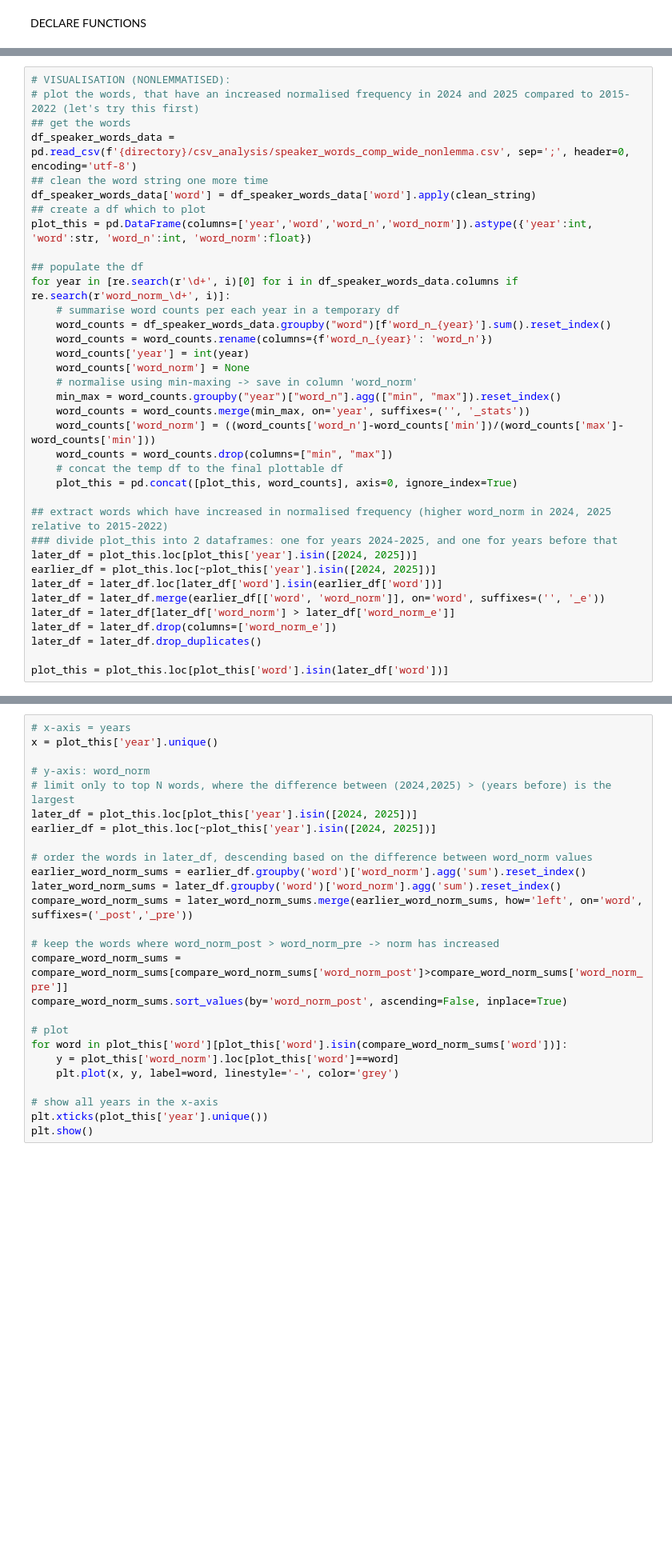
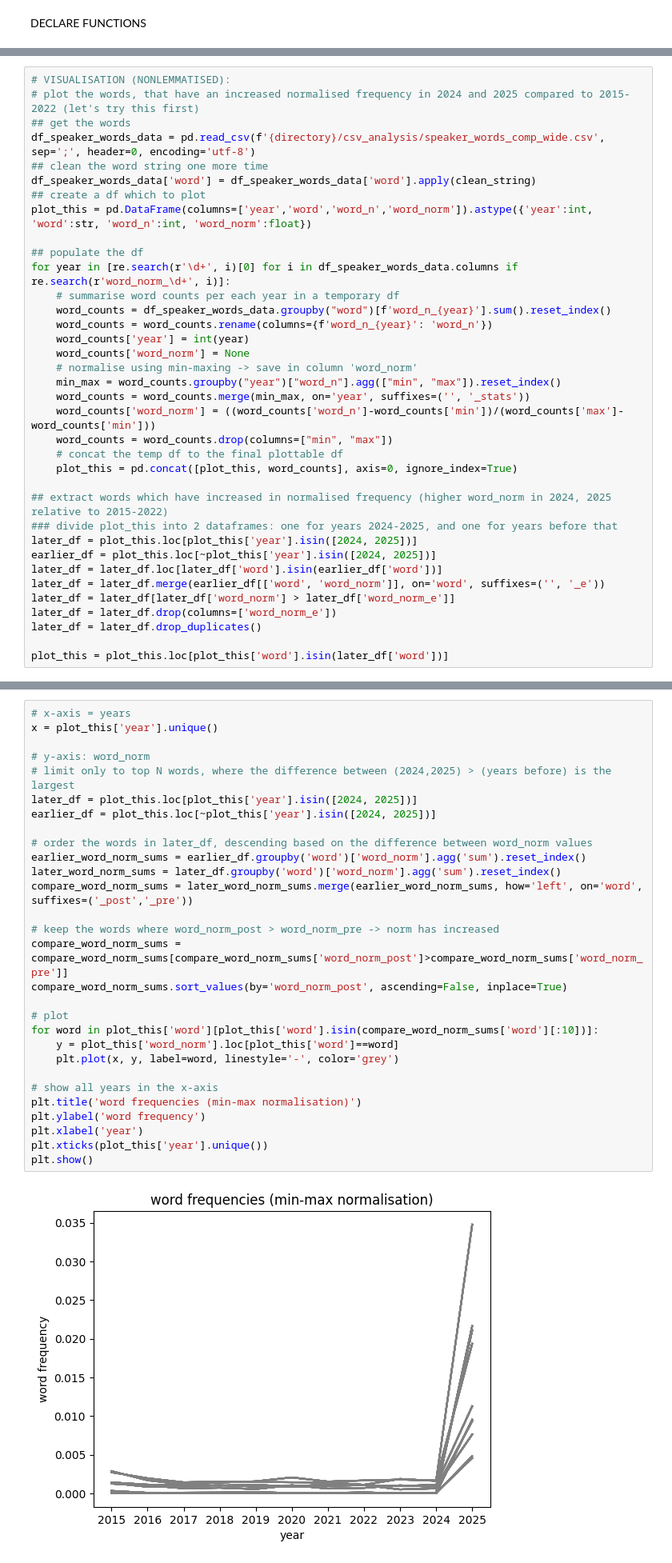
Before and after one commit to oarajala/ParliamentSampo_GenAI_detection, a Jupyter notebook: project/03e_analysis_word_freqs_lemma.ipynb, the cells around one changed output, grey strips where cells are left out. Shown at 80% size. Saved outputs shown, nothing was run; the diff lists cells and outputs as text; blank space fills up the shorter version.

```diff
--- a/project/03e_analysis_word_freqs_lemma.ipynb
+++ b/project/03e_analysis_word_freqs_lemma.ipynb
@@ -263,7 +263,7 @@ for year in years:
 # VISUALISATION (NONLEMMATISED):
 # plot the words, that have an increased normalised frequency in 2024 and 2025 compared to 2015-2022 (let's try this first)
 ## get the words
-df_speaker_words_data = pd.read_csv(f'{directory}/csv_analysis/speaker_words_comp_wide_nonlemma.csv', sep=';', header=0, encoding='utf-8')
+df_speaker_words_data = pd.read_csv(f'{directory}/csv_analysis/speaker_words_comp_wide.csv', sep=';', header=0, encoding='utf-8')
 ## clean the word string one more time
 df_speaker_words_data['word'] = df_speaker_words_data['word'].apply(clean_string)
 ## create a df which to plot
@@ -315,26 +315,31 @@ plt.show()
 # %%
 # x-axis = years
 x = plot_this['year'].unique()
 
 # y-axis: word_norm
 # limit only to top N words, where the difference between (2024,2025) > (years before) is the largest
 later_df = plot_this.loc[plot_this['year'].isin([2024, 2025])]
 earlier_df = plot_this.loc[~plot_this['year'].isin([2024, 2025])]
 
 # order the words in later_df, descending based on the difference between word_norm values
 earlier_word_norm_sums = earlier_df.groupby('word')['word_norm'].agg('sum').reset_index()
 later_word_norm_sums = later_df.groupby('word')['word_norm'].agg('sum').reset_index()
 compare_word_norm_sums = later_word_norm_sums.merge(earlier_word_norm_sums, how='left', on='word', suffixes=('_post','_pre'))
 
 # keep the words where word_norm_post > word_norm_pre -> norm has increased
 compare_word_norm_sums = compare_word_norm_sums[compare_word_norm_sums['word_norm_post']>compare_word_norm_sums['word_norm_pre']]
 compare_word_norm_sums.sort_values(by='word_norm_post', ascending=False, inplace=True)
 
 # plot
-for word in plot_this['word'][plot_this['word'].isin(compare_word_norm_sums['word'])]:
+for word in plot_this['word'][plot_this['word'].isin(compare_word_norm_sums['word'][:10])]:
     y = plot_this['word_norm'].loc[plot_this['word']==word]
     plt.plot(x, y, label=word, linestyle='-', color='grey')
 
 # show all years in the x-axis
+plt.title('word frequencies (min-max normalisation)')
+plt.ylabel('word frequency')
+plt.xlabel('year')
 plt.xticks(plot_this['year'].unique())
 plt.show()
+# %% [output]
+[figure, added]
```
Also changed, not shown: parts of 2 cells of this notebook.
